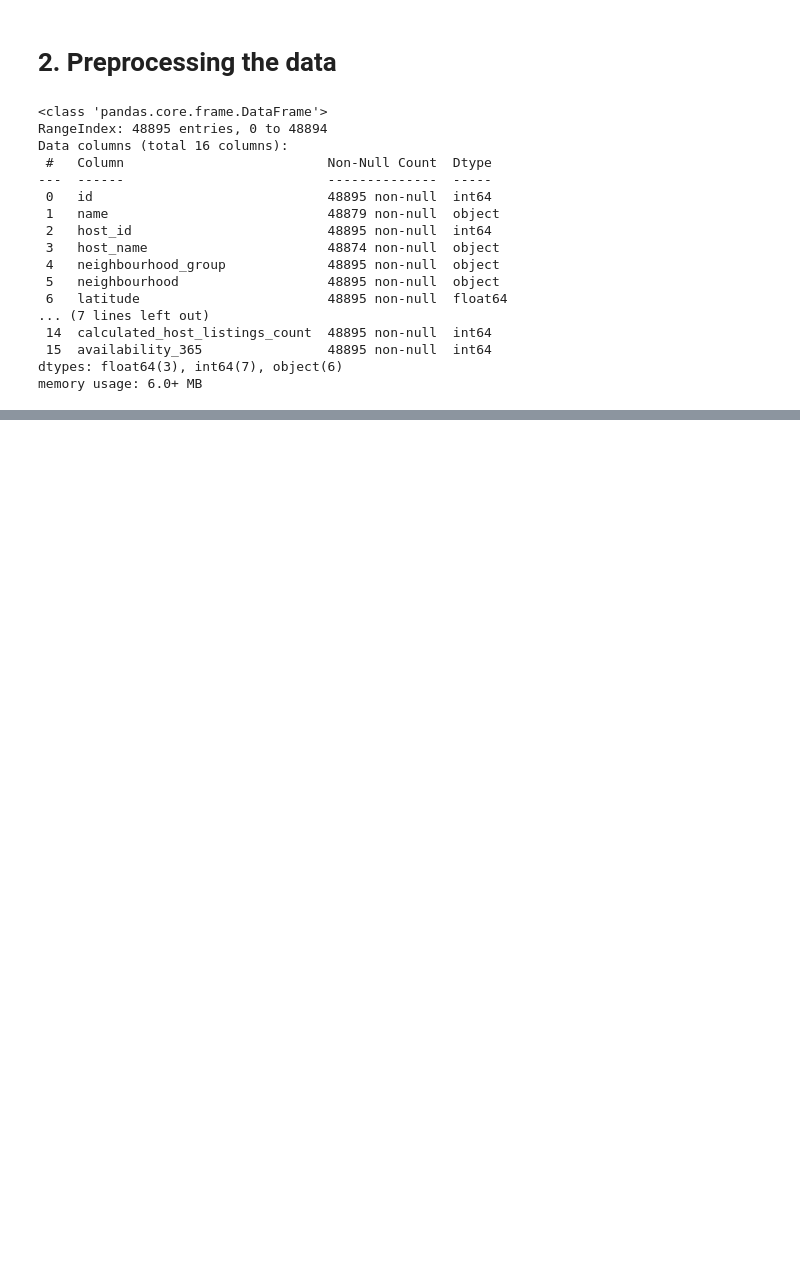
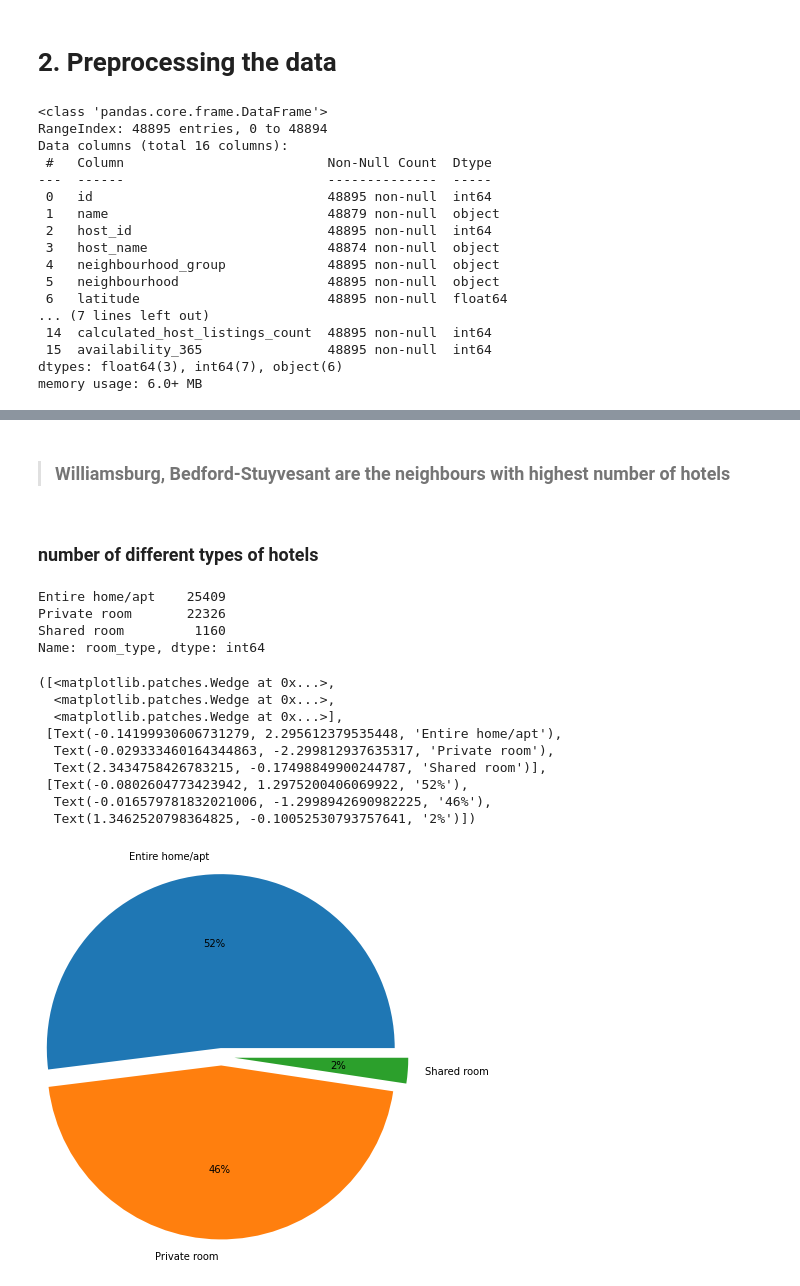
Before and after one commit to ghanalk1/Airbnb-Hotel-Booking-EDA, a Jupyter notebook: Airbnb_Hotel_Analysis.ipynb, the cells around one changed output, grey strips where cells are left out. Drawn from its saved outputs; the diff is of its cells as text; code cells hidden in the pictures; blank space fills up the shorter version.

```diff
--- a/Airbnb_Hotel_Analysis.ipynb
+++ b/Airbnb_Hotel_Analysis.ipynb
@@ -58,0 +61,3 @@ df.describe()
+# %%
+# removing less important columns
+hotel = df.drop(['id', 'name', 'host_name', 'last_review'], axis=1)
@@ -79,0 +107,3 @@ dtype: int64
+# %%
+# replacing null values with 0
+hotel.fillna(value={'reviews_per_month': 0}, inplace=True)
@@ -79,0 +160,28 @@ dtype: int64
+# %% [markdown]
+
+
+> ### Williamsburg, Bedford-Stuyvesant are the neighbours with highest number of hotels
+# %% [markdown]
+### **number of different types of hotels**
+# %%
+hotel['room_type'].value_counts()
+# %% [output]
+Entire home/apt    25409
+Private room       22326
+Shared room         1160
+Name: room_type, dtype: int64
+# %%
+# piechart to show percentage
+x = hotel.groupby('room_type')['host_id'].count().reset_index().rename(columns={'host_id': 'Count'})
+plt.pie(x['Count'], labels=x['room_type'], radius=2, explode=[0.1,0.1,0.15], autopct='%1.0f%%')
+# %% [output]
+([<matplotlib.patches.Wedge at 0x...>,
+  <matplotlib.patches.Wedge at 0x...>,
+  <matplotlib.patches.Wedge at 0x...>],
+ [Text(-0.14199930606731279, 2.295612379535448, 'Entire home/apt'),
+  Text(-0.029333460164344863, -2.299812937635317, 'Private room'),
+  Text(2.3434758426783215, -0.17498849900244787, 'Shared room')],
+ [Text(-0.0802604773423942, 1.2975200406069922, '52%'),
+  Text(-0.016579781832021006, -1.2998942690982225, '46%'),
+  Text(1.3462520798364825, -0.10052530793757641, '2%')])
+[figure, added]
```
Also changed, not shown: parts of 23 cells of this notebook.
